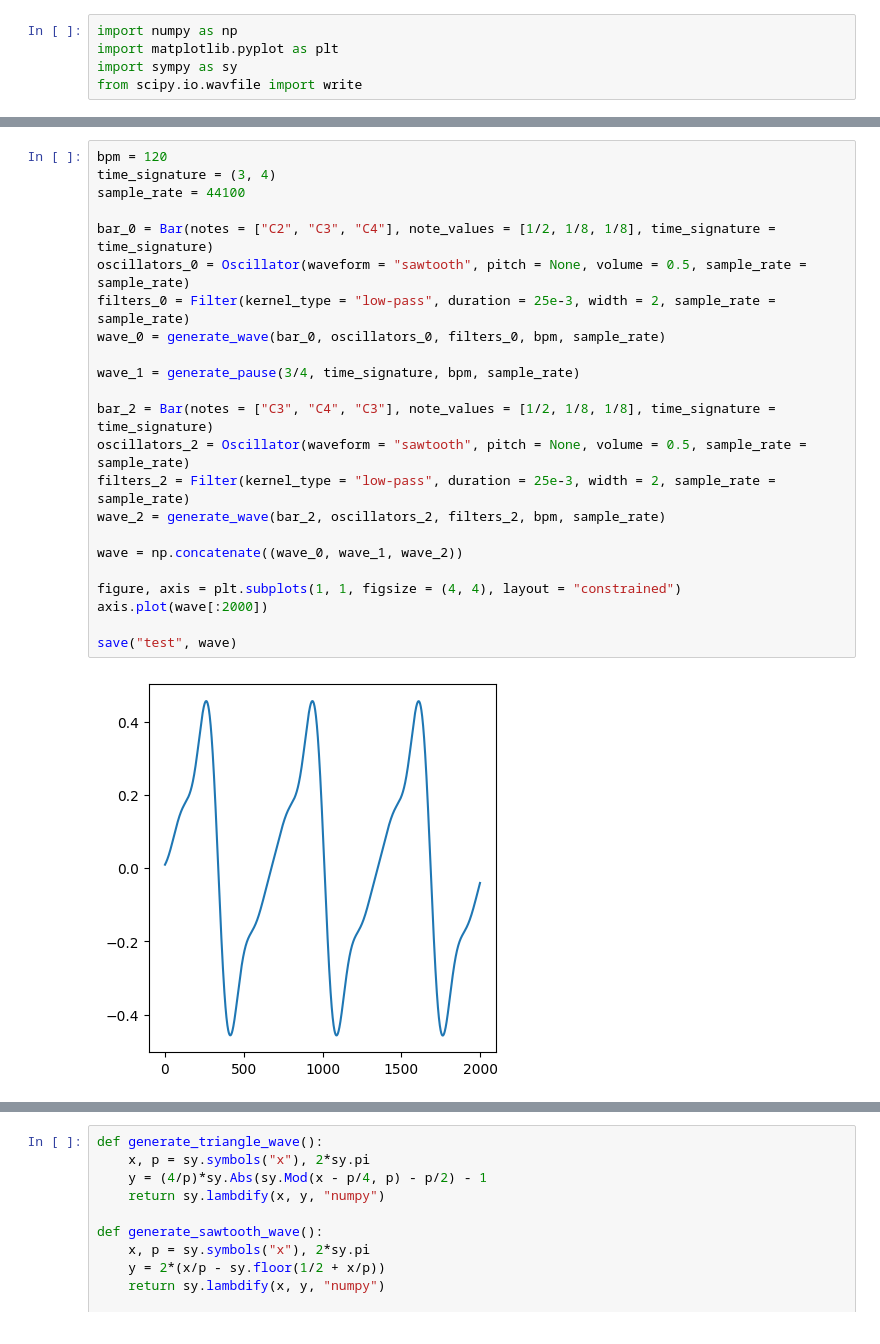
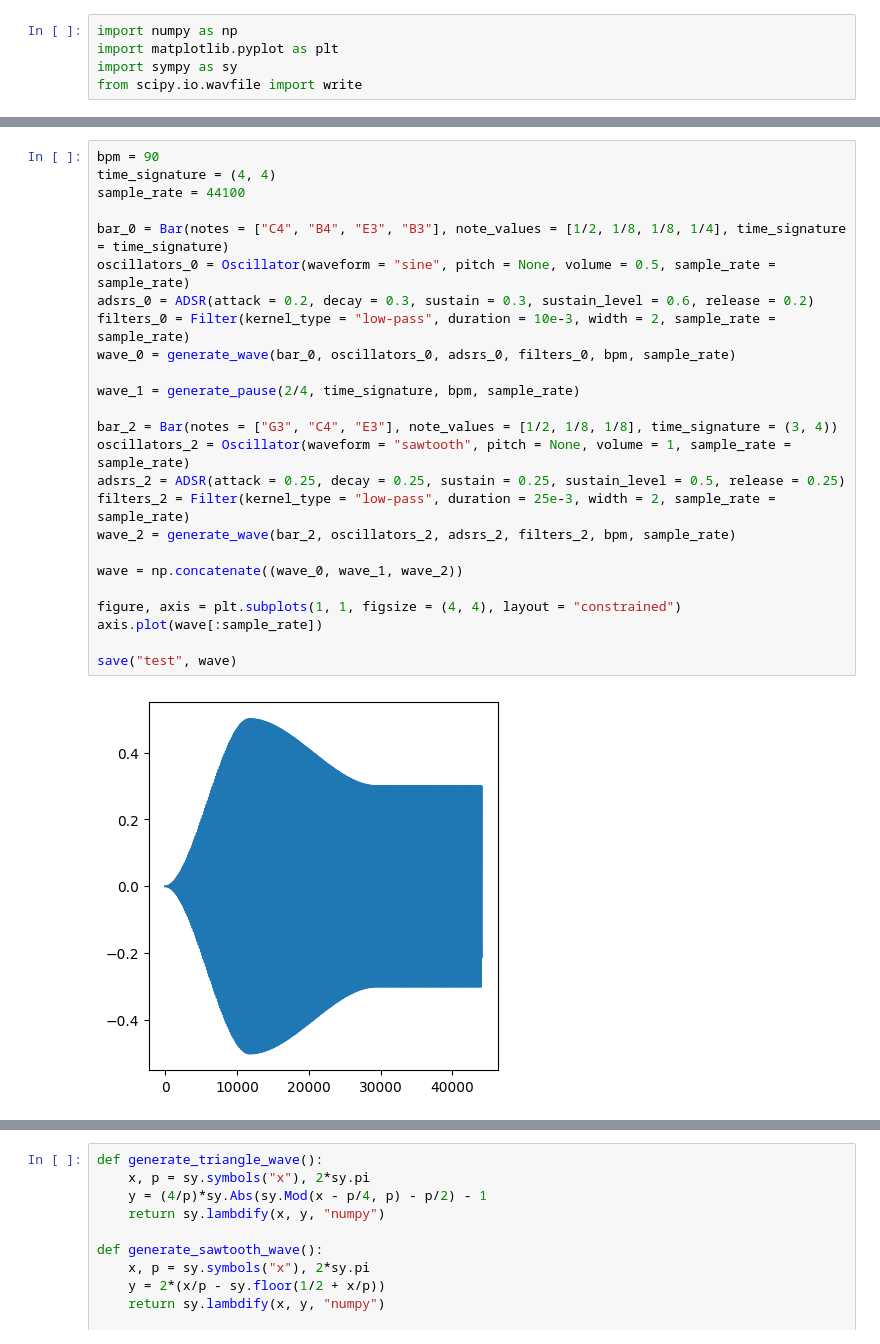
Before and after one commit to douglas-m-harvey/genmus, a Jupyter notebook: genmus/sketch.ipynb, the cells around one changed output, grey strips where cells are left out. Saved outputs shown, nothing was run; the diff lists cells and outputs as text.

```diff
--- a/genmus/sketch.ipynb
+++ b/genmus/sketch.ipynb
@@ -227,27 +273,29 @@ def save(file_name, array_input, sample_rate = 44100):
         file_name += ".wav"
     write(file_name, sample_rate, array_output)
 # %%
-bpm = 120
-time_signature = (3, 4)
+bpm = 90
+time_signature = (4, 4)
 sample_rate = 44100
 
-bar_0 = Bar(notes = ["C2", "C3", "C4"], note_values = [1/2, 1/8, 1/8], time_signature = time_signature)
-oscillators_0 = Oscillator(waveform = "sawtooth", pitch = None, volume = 0.5, sample_rate = sample_rate)
-filters_0 = Filter(kernel_type = "low-pass", duration = 25e-3, width = 2, sample_rate = sample_rate)
-wave_0 = generate_wave(bar_0, oscillators_0, filters_0, bpm, sample_rate)
+bar_0 = Bar(notes = ["C4", "B4", "E3", "B3"], note_values = [1/2, 1/8, 1/8, 1/4], time_signature = time_signature)
+oscillators_0 = Oscillator(waveform = "sine", pitch = None, volume = 0.5, sample_rate = sample_rate)
+adsrs_0 = ADSR(attack = 0.2, decay = 0.3, sustain = 0.3, sustain_level = 0.6, release = 0.2)
+filters_0 = Filter(kernel_type = "low-pass", duration = 10e-3, width = 2, sample_rate = sample_rate)
+wave_0 = generate_wave(bar_0, oscillators_0, adsrs_0, filters_0, bpm, sample_rate)
 
-wave_1 = generate_pause(3/4, time_signature, bpm, sample_rate)
+wave_1 = generate_pause(2/4, time_signature, bpm, sample_rate)
 
-bar_2 = Bar(notes = ["C3", "C4", "C3"], note_values = [1/2, 1/8, 1/8], time_signature = time_signature)
-oscillators_2 = Oscillator(waveform = "sawtooth", pitch = None, volume = 0.5, sample_rate = sample_rate)
+bar_2 = Bar(notes = ["G3", "C4", "E3"], note_values = [1/2, 1/8, 1/8], time_signature = (3, 4))
+oscillators_2 = Oscillator(waveform = "sawtooth", pitch = None, volume = 1, sample_rate = sample_rate)
+adsrs_2 = ADSR(attack = 0.25, decay = 0.25, sustain = 0.25, sustain_level = 0.5, release = 0.25)
 filters_2 = Filter(kernel_type = "low-pass", duration = 25e-3, width = 2, sample_rate = sample_rate)
-wave_2 = generate_wave(bar_2, oscillators_2, filters_2, bpm, sample_rate)
+wave_2 = generate_wave(bar_2, oscillators_2, adsrs_2, filters_2, bpm, sample_rate)
 
 wave = np.concatenate((wave_0, wave_1, wave_2))
 
 figure, axis = plt.subplots(1, 1, figsize = (4, 4), layout = "constrained")
-axis.plot(wave[:2000])
+axis.plot(wave[:sample_rate])
 
 save("test", wave)
 # %% [output]
-[figure, old version]
+[figure, new version]
```
Also changed, not shown: parts of 11 cells of this notebook, 1 other file.
